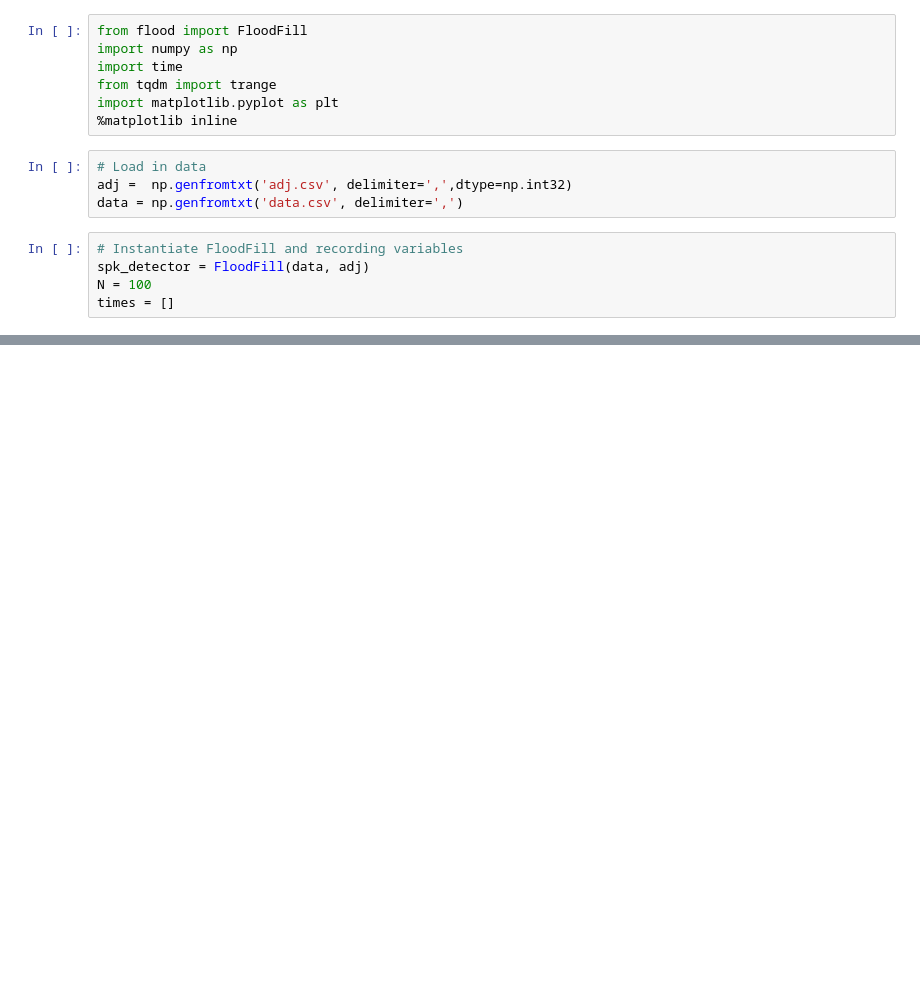
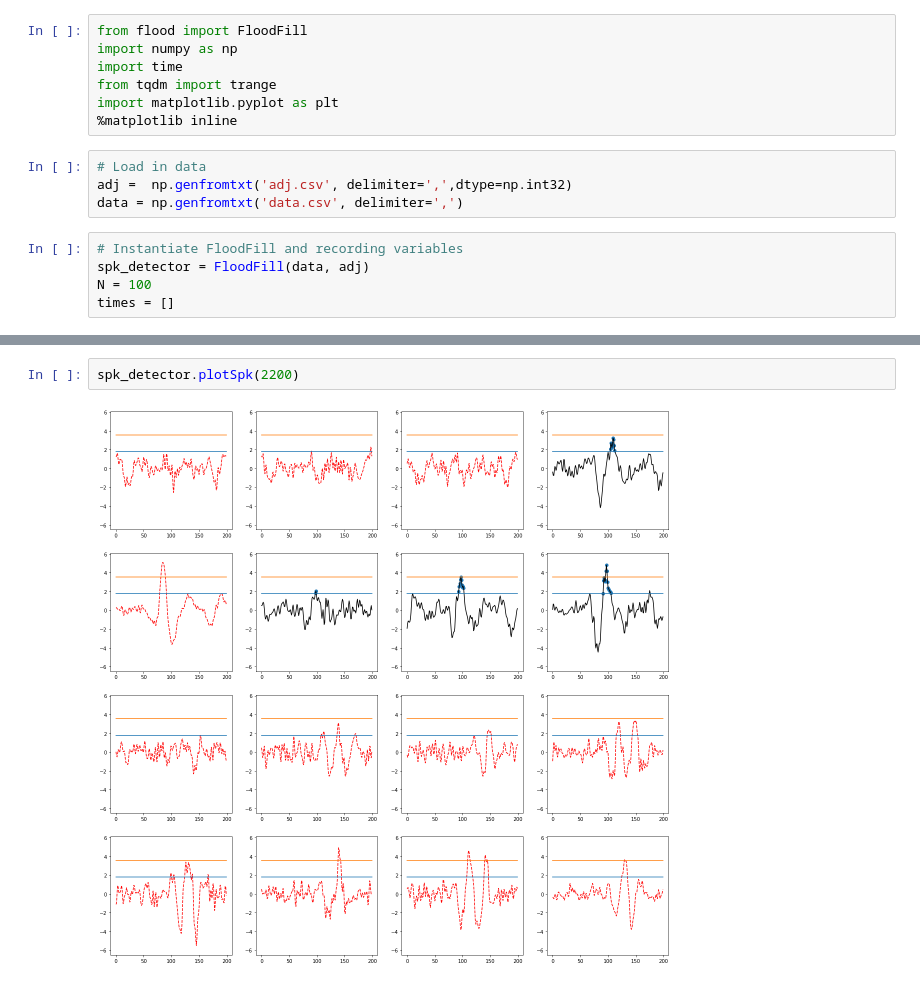
Before and after one commit to samirchowd/floodfill, a Jupyter notebook: rewrite/test.ipynb, the cells around one changed output, grey strips where cells are left out. Drawn from its saved outputs; the diff is of its cells as text; blank space fills up the shorter version.

```diff
--- a/rewrite/test.ipynb
+++ b/rewrite/test.ipynb
@@ -91,0 +107,4 @@ spkData(data.transpose(), (bruh[0][2],bruh[1][2]))
+# %%
+spk_detector.plotSpk(2200)
+# %% [output]
+[figure, added]
```
Also changed, not shown: parts of 9 cells of this notebook, 5 other files.
